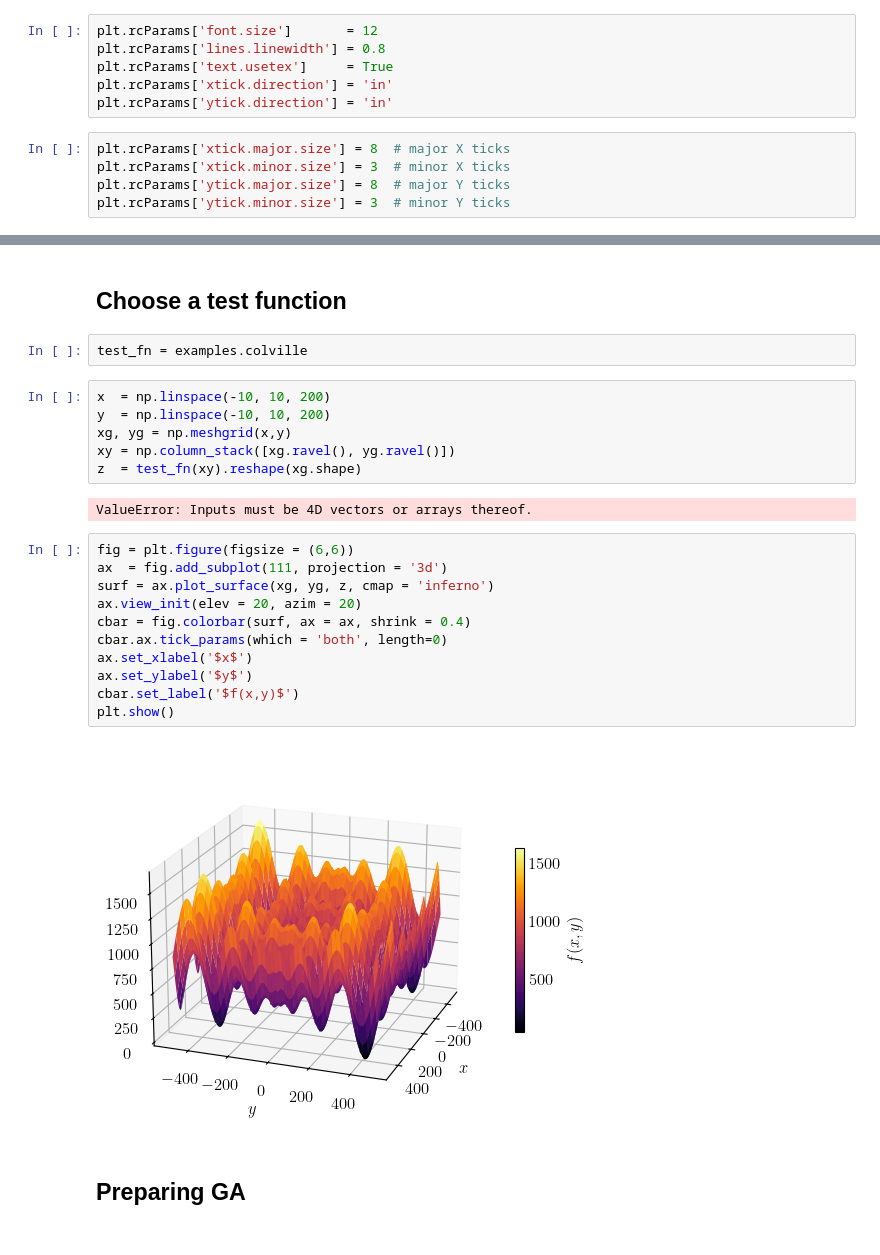
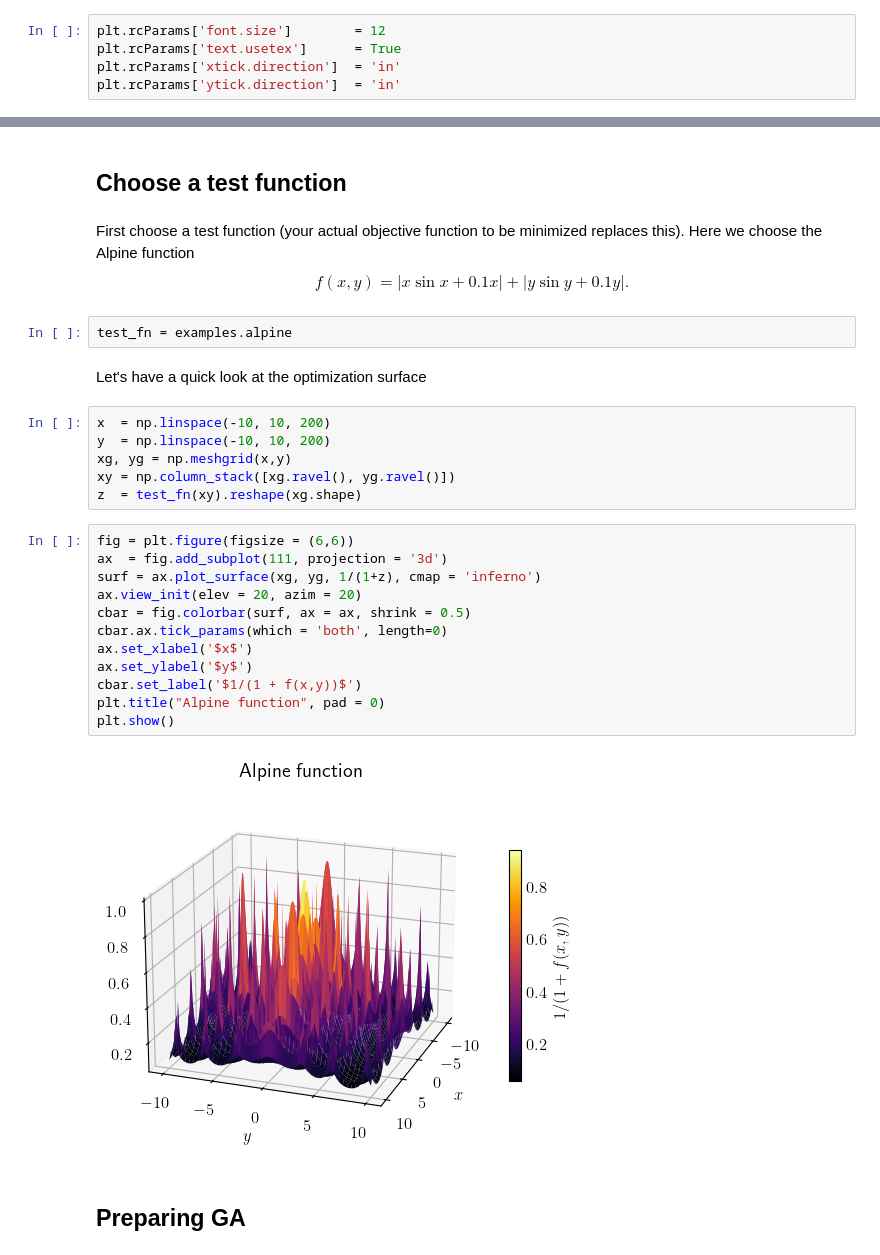
Before and after one commit to par-nay/genepy, a Jupyter notebook: tutorial/tutorial.ipynb, the cells around one changed output, grey strips where cells are left out. Cells and saved outputs as stored; diff of their text form.

```diff
--- a/tutorial/tutorial.ipynb
+++ b/tutorial/tutorial.ipynb
@@ -7,42 +7,39 @@ import matplotlib.pyplot as plt
 # %% [markdown]
 ##### Plotting configurations
 # %%
-plt.rcParams['font.size']       = 12
-plt.rcParams['lines.linewidth'] = 0.8
-plt.rcParams['text.usetex']     = True
-plt.rcParams['xtick.direction'] = 'in'
-plt.rcParams['ytick.direction'] = 'in'
+plt.rcParams['font.size']        = 12
+plt.rcParams['text.usetex']      = True
+plt.rcParams['xtick.direction']  = 'in'
+plt.rcParams['ytick.direction']  = 'in'
-# %%
-plt.rcParams['xtick.major.size'] = 8  # major X ticks
-plt.rcParams['xtick.minor.size'] = 3  # minor X ticks
-plt.rcParams['ytick.major.size'] = 8  # major Y ticks
-plt.rcParams['ytick.minor.size'] = 3  # minor Y ticks
 # %%
 %config InlineBackend.print_figure_kwargs={'facecolor' : "w"}
 # %% [markdown]
 ## Choose a test function
+# %% [markdown]
+First choose a test function (your actual objective function to be minimized replaces this). Here we choose the Alpine function $$f(x,y) = |x\sin{x} + 0.1x| + |y\sin{y} + 0.1y|.$$
 # %%
-test_fn = examples.colville
+test_fn = examples.alpine
+# %% [markdown]
+Let's have a quick look at the optimization surface
 # %%
 x  = np.linspace(-10, 10, 200)
 y  = np.linspace(-10, 10, 200)
 xg, yg = np.meshgrid(x,y)
 xy = np.column_stack([xg.ravel(), yg.ravel()])
 z  = test_fn(xy).reshape(xg.shape)
-# %% [output]
-ValueError: Inputs must be 4D vectors or arrays thereof.
 # %%
 fig = plt.figure(figsize = (6,6))
 ax  = fig.add_subplot(111, projection = '3d')
-surf = ax.plot_surface(xg, yg, z, cmap = 'inferno')
+surf = ax.plot_surface(xg, yg, 1/(1+z), cmap = 'inferno')
 ax.view_init(elev = 20, azim = 20)
-cbar = fig.colorbar(surf, ax = ax, shrink = 0.4)
+cbar = fig.colorbar(surf, ax = ax, shrink = 0.5)
 cbar.ax.tick_params(which = 'both', length=0)
 ax.set_xlabel('$x$')
 ax.set_ylabel('$y$')
-cbar.set_label('$f(x,y)$')
+cbar.set_label('$1/(1 + f(x,y))$')
+plt.title("Alpine function", pad = 0)
 plt.show()
 # %% [output]
-[figure, old version]
+[figure, new version]
 # %% [markdown]
 ## Preparing GA
```
Also changed, not shown: parts of 23 cells of this notebook.
